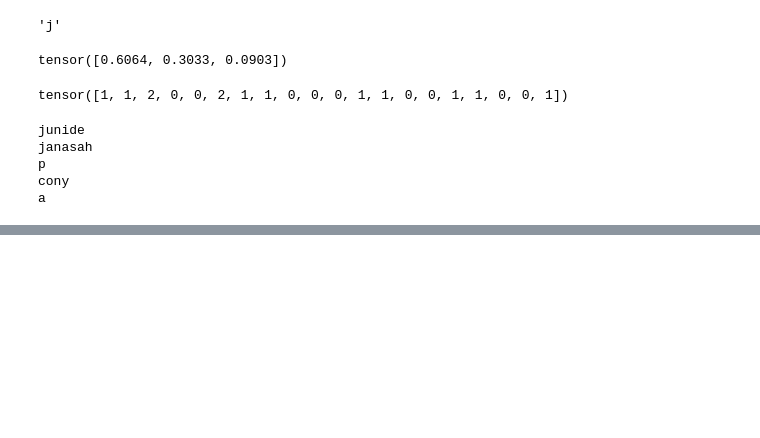
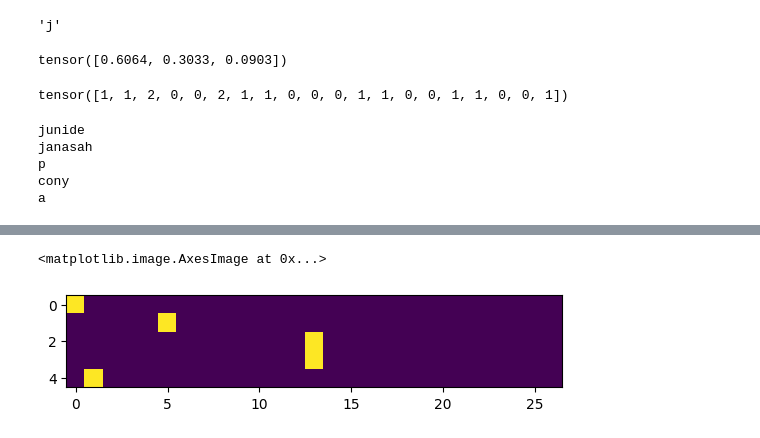
Before and after one commit to ameyaa/makemore, a Jupyter notebook: makemore.ipynb, the cells around one changed output, grey strips where cells are left out. Cells and saved outputs as stored; diff of their text form; code cells hidden in the pictures; blank space fills up the shorter version.

```diff
--- a/makemore.ipynb
+++ b/makemore.ipynb
@@ -103,7 +103,7 @@ torch.multinomial(p, num_samples=20, replacement=True, generator=g)
 # %% [output]
 tensor([1, 1, 2, 0, 0, 2, 1, 1, 0, 0, 0, 1, 1, 0, 0, 1, 1, 0, 0, 1])
 # %%
-P = N.float()
+P = (N+1).float()  # Model smoothing - no 0s in Probability matrix
 P /= P.sum(1, keepdim=True)
 # %%
 g = torch.Generator().manual_seed(2147483647)
@@ -136,7 +138,8 @@ Equivalent to minimizing the average negative log likelihood
 # %%
 log_likelihood = 0.0
 n = 0
-for w in words[:3]:
+#for w in words:
+for w in ["ameyae"]:
   chs = ['.'] + list(w) + ['.']
   for c1, c2 in zip(chs, chs[1:]):
     ix1 = stoi[c1]
@@ -173,0 +182,15 @@ a.: 0.1960 -1.6299
+# %%
+# Create the training set of bigrams (x, y)
+xs, ys = [], []
+for w in words[:1]:
+  chs = ['.'] + list(w) + ['.']
+  for c1, c2 in zip(chs, chs[1:]):
+    ix1 = stoi[c1]
+    ix2 = stoi[c2]
+    print(f'{c1} {c2}')
+    xs.append(ix1)
+    ys.append(ix2)
+xs = torch.tensor(xs)
+ys = torch.tensor(ys)
+print(xs)
+print(ys)
@@ -173,0 +205,5 @@ a.: 0.1960 -1.6299
+# %%
+# Encoding the input (xs --> xenc)
+import torch.nn.functional as F
+xenc = F.one_hot(xs, num_classes=SZ).float()
+xenc  # 5 x 27
@@ -173,0 +221,5 @@ a.: 0.1960 -1.6299
+# %%
+plt.imshow(xenc)
+# %% [output]
+<matplotlib.image.AxesImage at 0x...>
+[figure, added]
```
Also changed, not shown: parts of 17 cells of this notebook.
